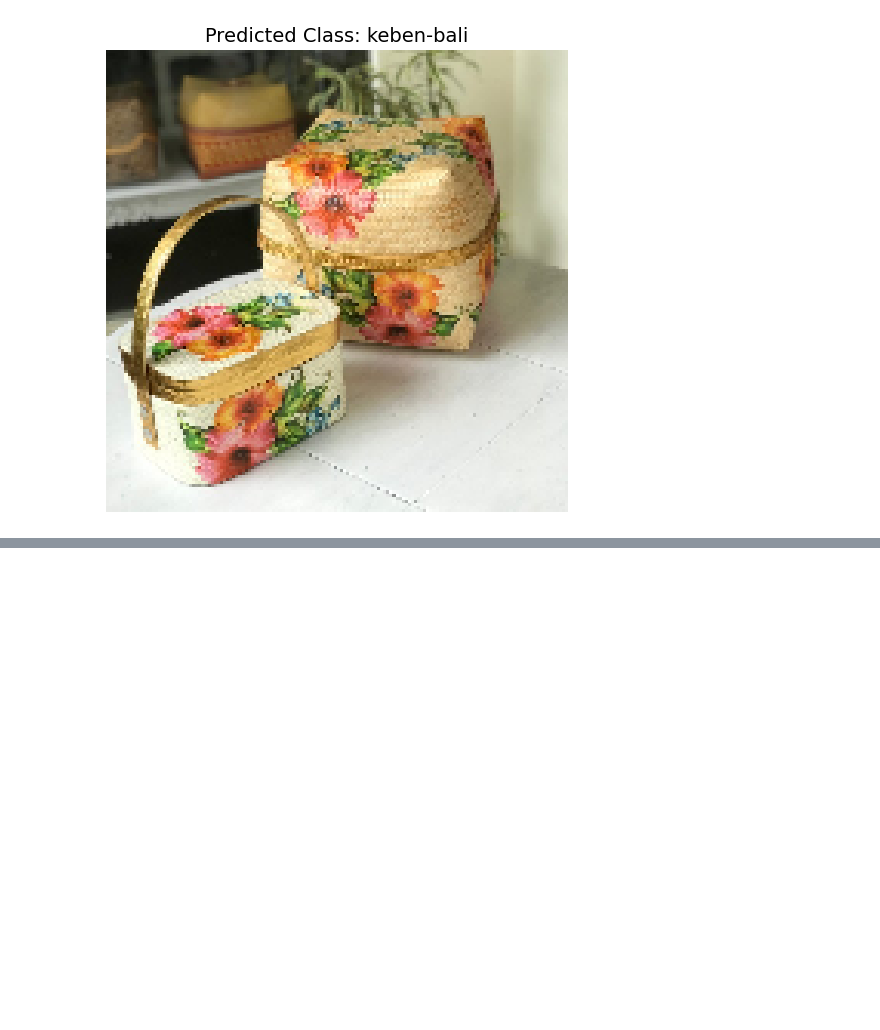
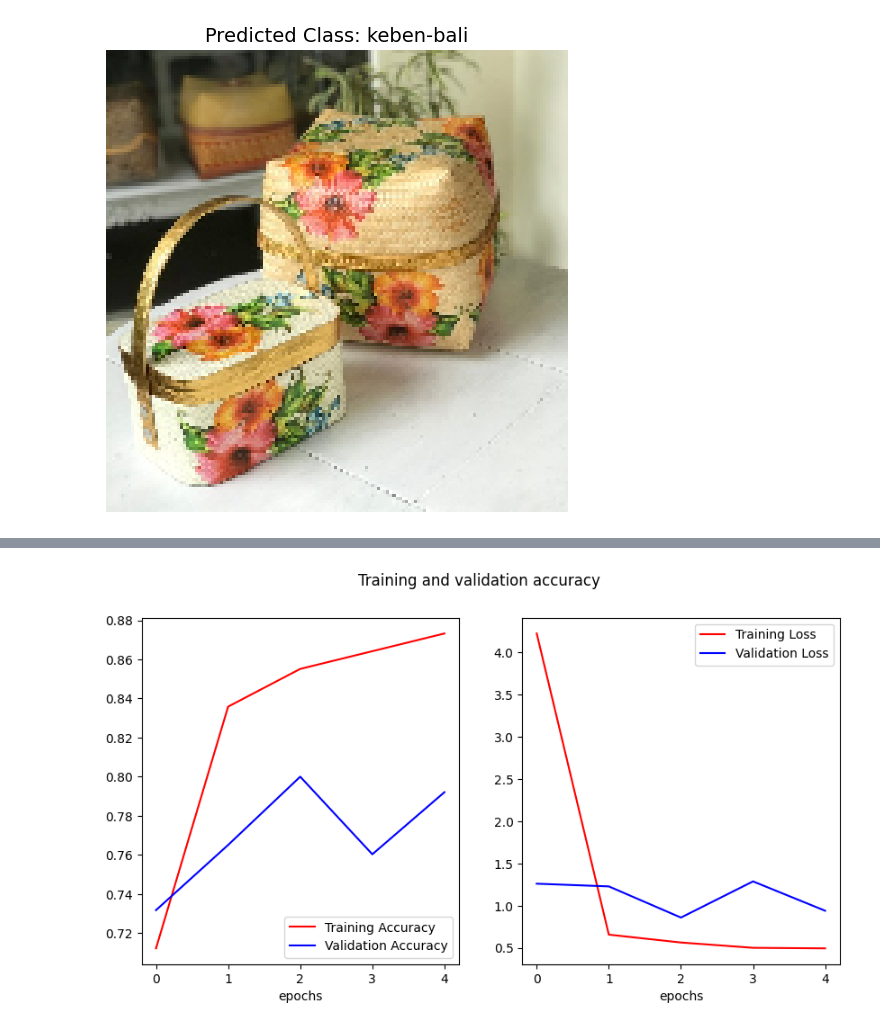
Before and after one commit to surevenir/surevenir-ml, a Jupyter notebook: testing_model/testing-model-1.ipynb, the cells around one changed output, grey strips where cells are left out. Saved outputs shown, nothing was run; the diff lists cells and outputs as text; code cells hidden in the pictures; blank space fills up the shorter version.

```diff
--- a/testing_model/testing-model-1.ipynb
+++ b/testing_model/testing-model-1.ipynb
@@ -322,0 +403,8 @@ plt.show()
+# %%
+model = tf.keras.models.Sequential([
+    base_model,
+    tf.keras.layers.Flatten(),
+    tf.keras.layers.Dense(256,activation='relu'),
+    tf.keras.layers.Dropout(0.5),
+    tf.keras.layers.Dense(17,activation='softmax'),
+])
@@ -322,0 +431,13 @@ plt.show()
+# %%
+optimizer = optimizers.Adam()
+# %%
+model.compile(optimizer=optimizer,
+             loss="categorical_crossentropy",
+              metrics=['accuracy']
+             )
+# %%
+history = model.fit(
+    train_data,
+    epochs=20,
+    validation_data=val_data
+)
@@ -322,0 +462,22 @@ plt.show()
+# %%
+# Get training and validation accuracies
+acc = history.history['accuracy']
+val_acc = history.history['val_accuracy']
+loss = history.history['loss']
+val_loss = history.history['val_loss']
+
+# Get number of epochs
+epochs = range(len(acc))
+
+fig, ax = plt.subplots(1, 2, figsize=(10, 5))
+fig.suptitle('Training and validation accuracy')
+
+for i, (data, label) in enumerate(zip([(acc, val_acc), (loss, val_loss)], ["Accuracy", "Loss"])):
+    ax[i].plot(epochs, data[0], 'r', label="Training " + label)
+    ax[i].plot(epochs, data[1], 'b', label="Validation " + label)
+    ax[i].legend()
+    ax[i].set_xlabel('epochs')
+
+plt.show()
+# %% [output]
+[figure, added]
```
Also changed, not shown: parts of 8 cells of this notebook, 1 other file.
